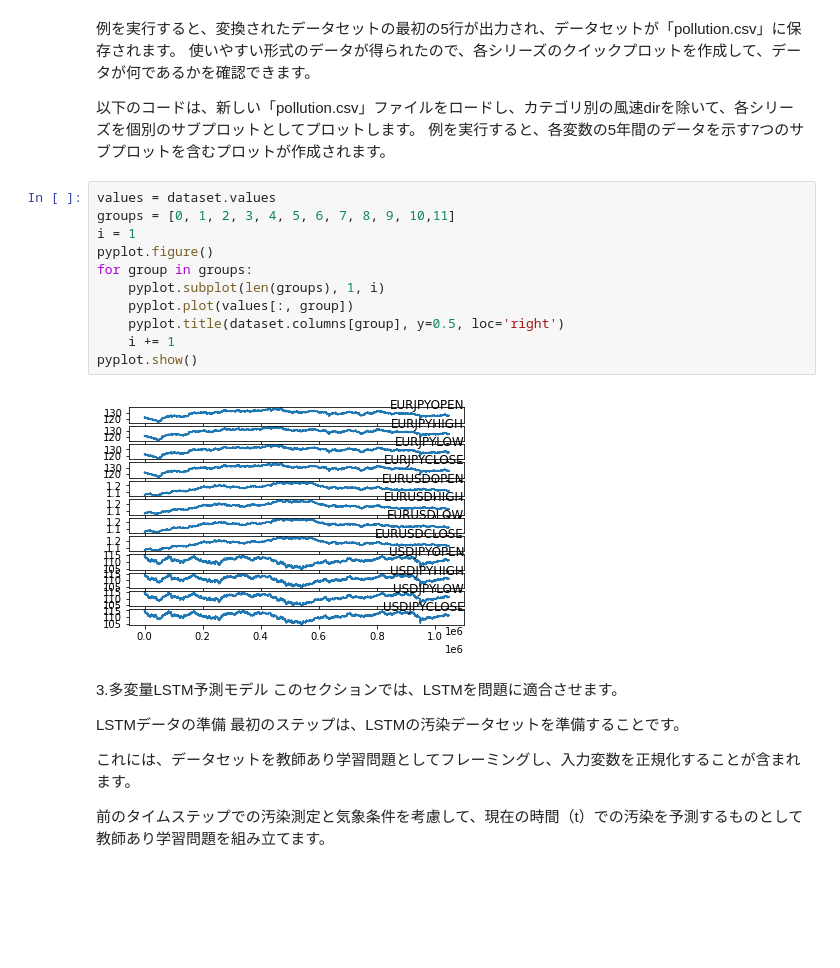
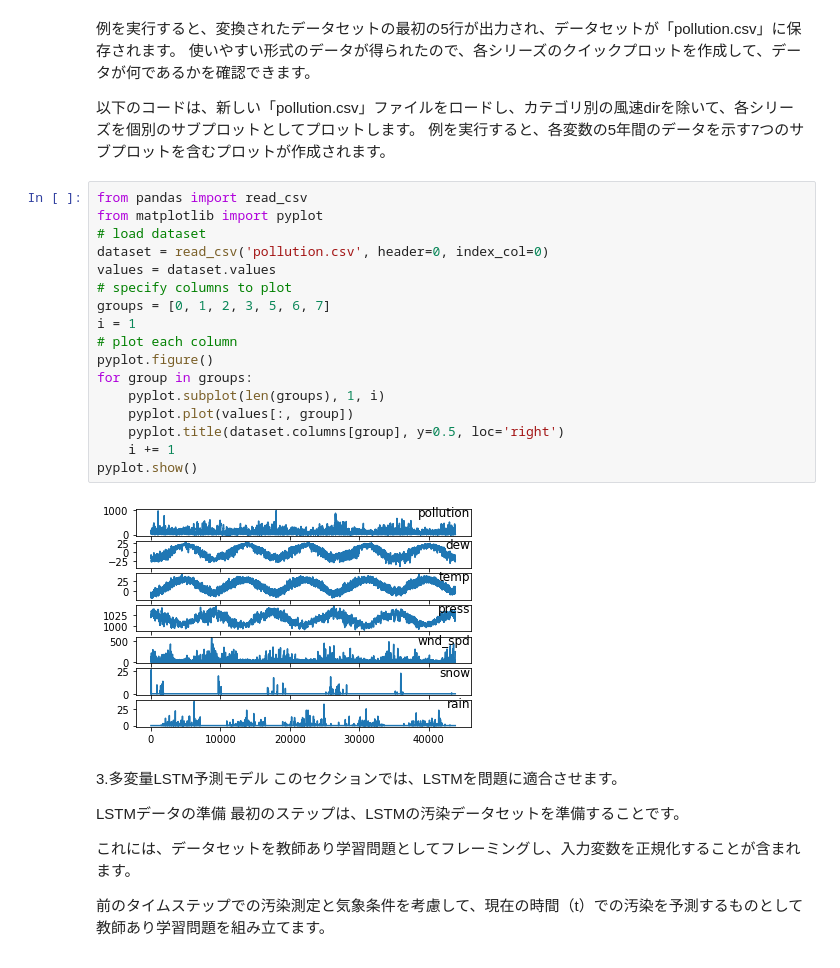
Before and after one commit to yayutaka/lstm, a Jupyter notebook: multivariate-time-series-forecasting-lstms-keras.ipynb, the cells around one changed output. Saved outputs shown, nothing was run; the diff lists cells and outputs as text; blank space fills up the shorter version.

```diff
--- a/multivariate-time-series-forecasting-lstms-keras.ipynb
+++ b/multivariate-time-series-forecasting-lstms-keras.ipynb
@@ -78,18 +62,24 @@ dt
 以下のコードは、新しい「pollution.csv」ファイルをロードし、カテゴリ別の風速dirを除いて、各シリーズを個別のサブプロットとしてプロットします。
 例を実行すると、各変数の5年間のデータを示す7つのサブプロットを含むプロットが作成されます。
 # %%
+from pandas import read_csv
+from matplotlib import pyplot
+# load dataset
+dataset = read_csv('pollution.csv', header=0, index_col=0)
 values = dataset.values
-groups = [0, 1, 2, 3, 4, 5, 6, 7, 8, 9, 10,11]
+# specify columns to plot
+groups = [0, 1, 2, 3, 5, 6, 7]
 i = 1
+# plot each column
 pyplot.figure()
 for group in groups:
 	pyplot.subplot(len(groups), 1, i)
 	pyplot.plot(values[:, group])
 	pyplot.title(dataset.columns[group], y=0.5, loc='right')
 	i += 1
 pyplot.show()
 # %% [output]
-[figure, old version]
+[figure, new version]
 # %% [markdown]
 3.多変量LSTM予測モデル
 このセクションでは、LSTMを問題に適合させます。
```
Also changed, not shown: parts of 18 cells of this notebook, 24 other files.
